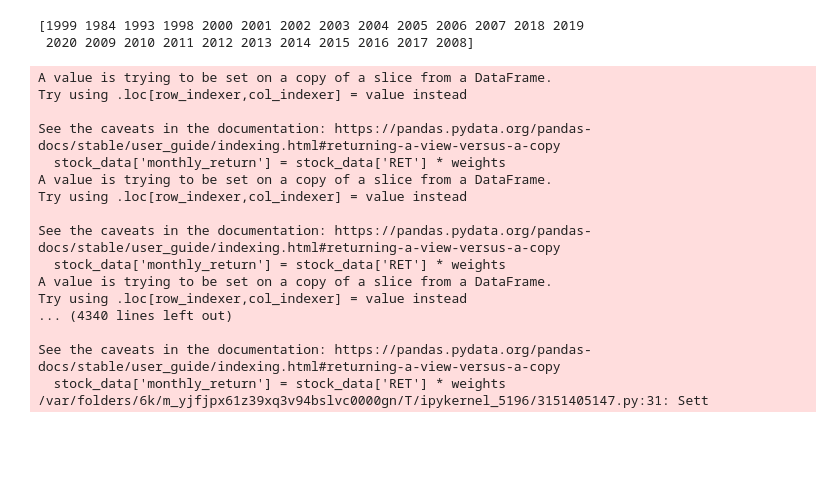
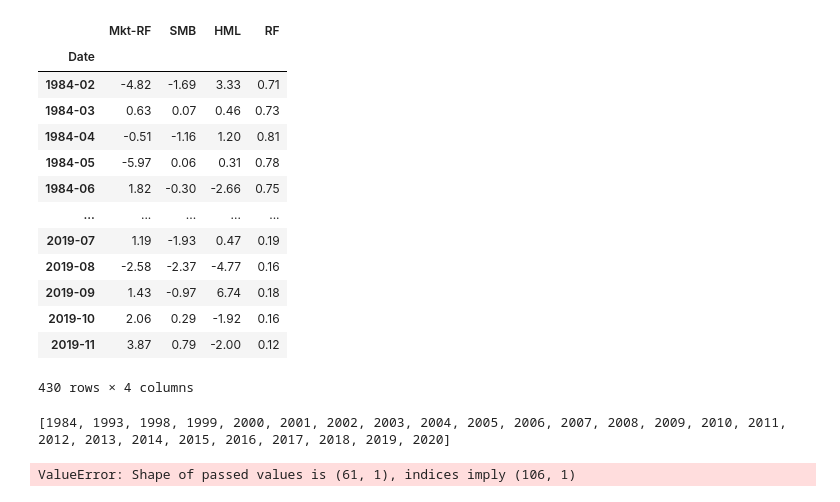
Before and after one commit to jonathoneco/bem114, a Jupyter notebook: Set3/problem12.ipynb, the cells around one changed output. Cells and saved outputs as stored; diff of their text form; code cells hidden in the pictures; blank space fills up the shorter version.

```diff
--- a/Set3/problem12.ipynb
+++ b/Set3/problem12.ipynb
@@ -29,12 +32,30 @@ def get_weights(data, weight_type):
 def calculate_monthly_returns(data, weights):
     returns = (data['RET'] * weights).sum()
     return returns
+# %%
+ff3
+# %% [output]
+|  | Mkt-RF | SMB | HML | RF |
+| Date |  |  |  |  |
+| 1984-02 | -4.82 | -1.69 | 3.33 | 0.71 |
+| 1984-03 | 0.63 | 0.07 | 0.46 | 0.73 |
+| 1984-04 | -0.51 | -1.16 | 1.20 | 0.81 |
+| 1984-05 | -5.97 | 0.06 | 0.31 | 0.78 |
+| 1984-06 | 1.82 | -0.30 | -2.66 | 0.75 |
+| ... | ... | ... | ... | ... |
+| 2019-07 | 1.19 | -1.93 | 0.47 | 0.19 |
+| 2019-08 | -2.58 | -2.37 | -4.77 | 0.16 |
+| 2019-09 | 1.43 | -0.97 | 6.74 | 0.18 |
+| 2019-10 | 2.06 | 0.29 | -1.92 | 0.16 |
+| 2019-11 | 3.87 | 0.79 | -2.00 | 0.12 |
+430 rows × 4 columns
 # %%
 def build_portfolios(bcwlist, crsp):
     portfolio_returns = {'equal': [], 'value': []}
-
+    current_stocks = []
     # Get the unique years in bcwlist
     years = bcwlist['year'].unique()
+    years = sorted(years, key=lambda year: int(year))
     print(years)
 
     for i in range(len(years) - 1):
@@ -48,13 +69,11 @@ def build_portfolios(bcwlist, crsp):
             portfolio_value = 1
             portfolio_value_history = []
 
-            for date in pd.date_range(start=start_date + pd.DateOffset(months=1), end=end_date + pd.DateOffset(months=-1), freq='M', closed='left'):
-                # Get the list of companies for the current year
-                companies = period_bcws['permno'].values
+            # Get the list of companies for the current year
+            companies = period_bcws['permno'].values
+            stock_data = period_crsp[(period_crsp['date'] == start_date + pd.DateOffset(months=1)) & period_crsp['PERMNO'].isin(companies)]
 
-                # Get stock data closest to the current date
-                stock_data = period_crsp[(period_crsp['date'] == date) & period_crsp['PERMNO'].isin(companies)]
-
+            for date in pd.date_range(start=start_date + pd.DateOffset(months=1), end=end_date + pd.DateOffset(months=-1), freq='M'):
                 if not stock_data.empty:
                     # Calculate weights
                     weights = get_weights(stock_data, weight_type)
@@ -69,7 +88,10 @@ def build_portfolios(bcwlist, crsp):
                     portfolio_value *= (1 + stock_data['monthly_return'].sum())
                     portfolio_value_history.append(portfolio_value)
 
-            portfolio_returns[weight_type].append(pd.DataFrame(portfolio_value_history, columns=['return'], index=pd.date_range(start=start_date + pd.DateOffset(months=1), end=end_date + pd.DateOffset(months=-1), freq='M', closed='left').to_period('M')))
+                # Get stock data closest to the current date
+                stock_data = period_crsp[(period_crsp['date'] == date + pd.DateOffset(months=1)) & period_crsp['PERMNO'].isin(companies)]
+
+            portfolio_returns[weight_type].append(pd.DataFrame(portfolio_value_history, columns=['return'], index=pd.date_range(start=start_date + pd.DateOffset(months=1), end=end_date + pd.DateOffset(months=-1), freq='M').to_period('M')))
 
     # Concatenate dataframes
     for weight_type in ['equal', 'value']:
@@ -80,25 +102,8 @@ def build_portfolios(bcwlist, crsp):
 # Build the portfolios and calculate returns
 portfolios = build_portfolios(bcwlist, crsp)
 # %% [output]
-[1999 1984 1993 1998 2000 2001 2002 2003 2004 2005 2006 2007 2018 2019
- 2020 2009 2010 2011 2012 2013 2014 2015 2016 2017 2008]
+[1984, 1993, 1998, 1999, 2000, 2001, 2002, 2003, 2004, 2005, 2006, 2007, 2008, 2009, 2010, 2011, 2012, 2013, 2014, 2015, 2016, 2017, 2018, 2019, 2020]
-A value is trying to be set on a copy of a slice from a DataFrame.
-Try using .loc[row_indexer,col_indexer] = value instead
-
-See the caveats in the documentation: https://pandas.pydata.org/pandas-docs/stable/user_guide/indexing.html#returning-a-view-versus-a-copy
-  stock_data['monthly_return'] = stock_data['RET'] * weights
-A value is trying to be set on a copy of a slice from a DataFrame.
-Try using .loc[row_indexer,col_indexer] = value instead
-
-See the caveats in the documentation: https://pandas.pydata.org/pandas-docs/stable/user_guide/indexing.html#returning-a-view-versus-a-copy
-  stock_data['monthly_return'] = stock_data['RET'] * weights
-A value is trying to be set on a copy of a slice from a DataFrame.
-Try using .loc[row_indexer,col_indexer] = value instead
-... (4340 lines left out)
-
-See the caveats in the documentation: https://pandas.pydata.org/pandas-docs/stable/user_guide/indexing.html#returning-a-view-versus-a-copy
-  stock_data['monthly_return'] = stock_data['RET'] * weights
-/var/folders/6k/m_yjfjpx61z39xq3v94bslvc0000gn/T/ipykernel_5196/3151405147.py:31: Sett
+ValueError: Shape of passed values is (61, 1), indices imply (106, 1)
 # %%
 for portfolio in portfolios:
     print(portfolios[portfolio])
```
Also changed, not shown: parts of 6 cells of this notebook, 3 other files.
